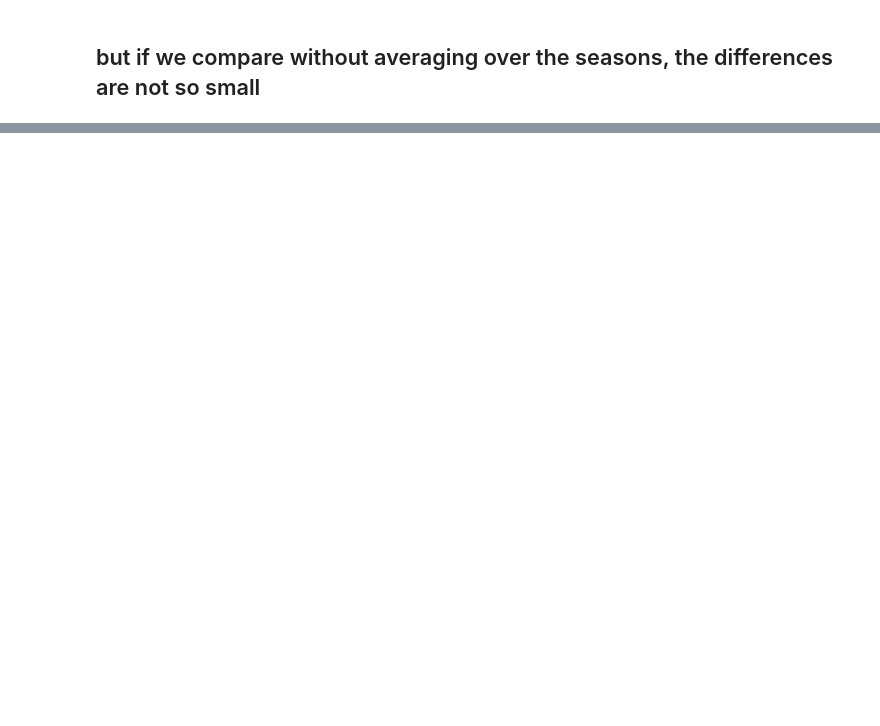
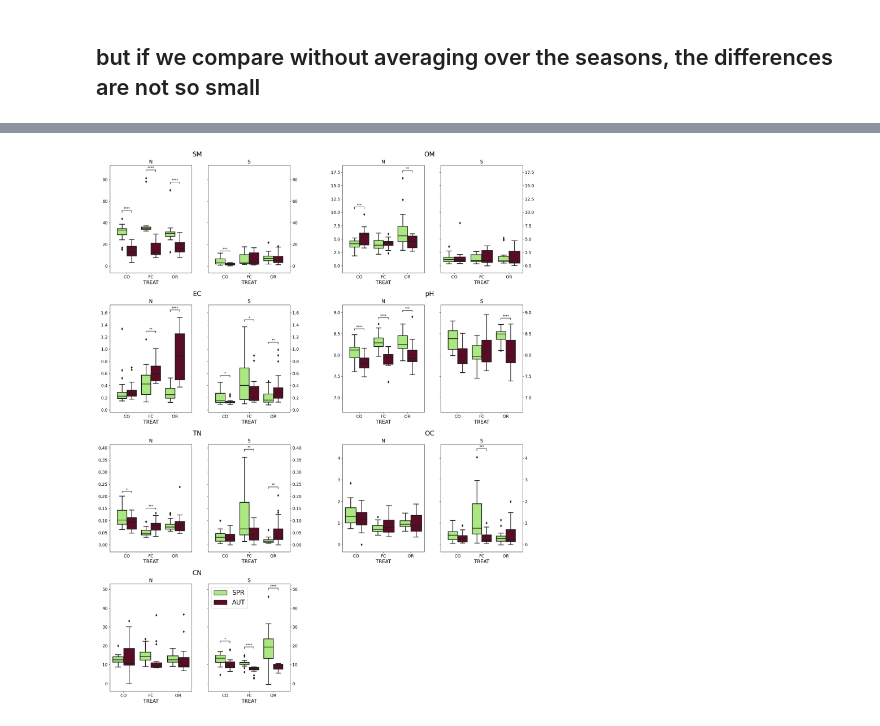
Before and after one commit to marchiedoardo/Microbiome_Fungi, a Jupyter notebook: pictures_for_paper.ipynb, the cells around one changed output, grey strips where cells are left out. Saved outputs shown, nothing was run; the diff lists cells and outputs as text; code cells hidden in the pictures; blank space fills up the shorter version.

```diff
--- a/pictures_for_paper.ipynb
+++ b/pictures_for_paper.ipynb
@@ -615,7 +668,7 @@ p-value annotation legend:
 # %% [markdown]
 ## but if we compare without averaging over the seasons, the differences are not so small
 # %%
-fig, axx = plt.subplots(3, 3, figsize=(14, 10), tight_layout=True)
+fig, axx = plt.subplots(4, 2, figsize=(2*10, 4*6), tight_layout=True)
 axx = axx.reshape(-1)
 
 pairs = [(("N", "SPR"),("S", "SPR")),
@@ -635,6 +688,8 @@ for ax, node in zip(axx, phyla_list):
     annotator = Annotator(ax, pairs, **plotting_parameters)
     annotator.configure(text_format='star', test='t-test_ind', hide_non_significant=True)
     annotator.apply_and_annotate()
+
+plt.savefig("comparison_sites_season.pdf", bbox_inches = 'tight')
 # %% [output]
 p-value annotation legend:
       ns: 5.00e-02 < p <= 1.00e+00
@@ -656,0 +716,78 @@ p-value annotation legend:
+# %%
+fig = plt.figure(figsize = (2*10, 4*6), layout = 'none')
+
+subfigs = fig.subfigures(4, 2)
+
+palette = {"SPR": "#a9f971", "AUT": "#650021"}
+
+pairs = [(("CO", "SPR"),("CO", "AUT")),
+        (("FC", "SPR"),("FC", "AUT")),
+        (("OR", "SPR"),("OR", "AUT"))]
+
+for outerind, subfig in enumerate(subfigs.flat[:-1]):
+    subfig.suptitle(abiotic_list[outerind], fontsize = 20)
+    axs = subfig.subplots(1, 2)
+
+    val_max = np.max(df_ab[abiotic_list[outerind]]) + 0.145*(np.max(df_ab[abiotic_list[outerind]]) - np.min(df_ab[abiotic_list[outerind]]))
+    val_min = np.min(df_ab[abiotic_list[outerind]]) - 0.08*np.max(df_ab[abiotic_list[outerind]])
+
+    plotting_parameters = {
+        'data':    df_ab[df_ab["SITE"]=="N"],
+        'x':       'TREAT',
+        'y':       abiotic_list[outerind],
+        'hue': "Season"
+    }
+
+    ax = sns.boxplot(**plotting_parameters, ax=axs.flat[0], palette = palette, linewidth=2)
+
+    axs.flat[0].set_title('N', fontsize=15)
+    axs.flat[0].get_legend().set_visible(False)
+    axs.flat[0].set_ylabel(None)
+    axs.flat[0].set_xlabel("TREAT", fontsize = 15)
+    axs.flat[0].tick_params(axis = 'both', labelsize = 13)
+
+    plotting_parameters = {
+        'data':    df_ab_mod[df_ab_mod["SITE"]=="N"],
+        'x':       'TREAT',
+        'y':       abiotic_list[outerind],
+        'hue': "Season"
+    }
+
+    annotator = Annotator(axs.flat[0], pairs, **plotting_parameters)
+    annotator.configure(text_format='star', test='t-test_ind', hide_non_significant=True)
+    annotator.apply_and_annotate()
+
+    axs.flat[0].set_ylim([val_min, val_max])
+
+    plotting_parameters = {
+        'data':    df_ab[df_ab["SITE"]=="S"],
+        'x':       'TREAT',
+        'y':       abiotic_list[outerind],
+        'hue': "Season"
+    }
+
+    ax = sns.boxplot(**plotting_parameters, ax=axs.flat[1], palette = palette, linewidth=2)
+
+    axs.flat[1].set_title('S', fontsize = 15)
+    axs.flat[1].legend(fontsize = 20)
+    if outerind < (len(abiotic_list)-1):
+        axs.flat[1].get_legend().set_visible(False)
+    axs.flat[1].set_ylabel(None)
+    axs.flat[1].set_xlabel("TREAT", fontsize = 15)
+    axs.flat[1].tick_params(axis = 'both', labelleft = False, labelright = True, right = True, labelsize = 13)
+
+    plotting_parameters = {
+        'data':    df_ab_mod[df_ab_mod["SITE"]=="S"],
+        'x':       'TREAT',
+        'y':       abiotic_list[outerind],
+        'hue': "Season"
+    }
+
+    annotator = Annotator(axs.flat[1], pairs, **plotting_parameters)
+    annotator.configure(text_format='star', test='t-test_ind', hide_non_significant=True)
+    annotator.apply_and_annotate()
+
+    axs.flat[1].set_ylim([val_min, val_max])
+
+fig.savefig('pictures_paper/abiotic_boxplot_with_sites.pdf', bbox_inches = 'tight')
+# %% [output]
@@ -656,0 +811 @@ p-value annotation legend:
+[figure, added]
```
Also changed, not shown: parts of 36 cells of this notebook.
